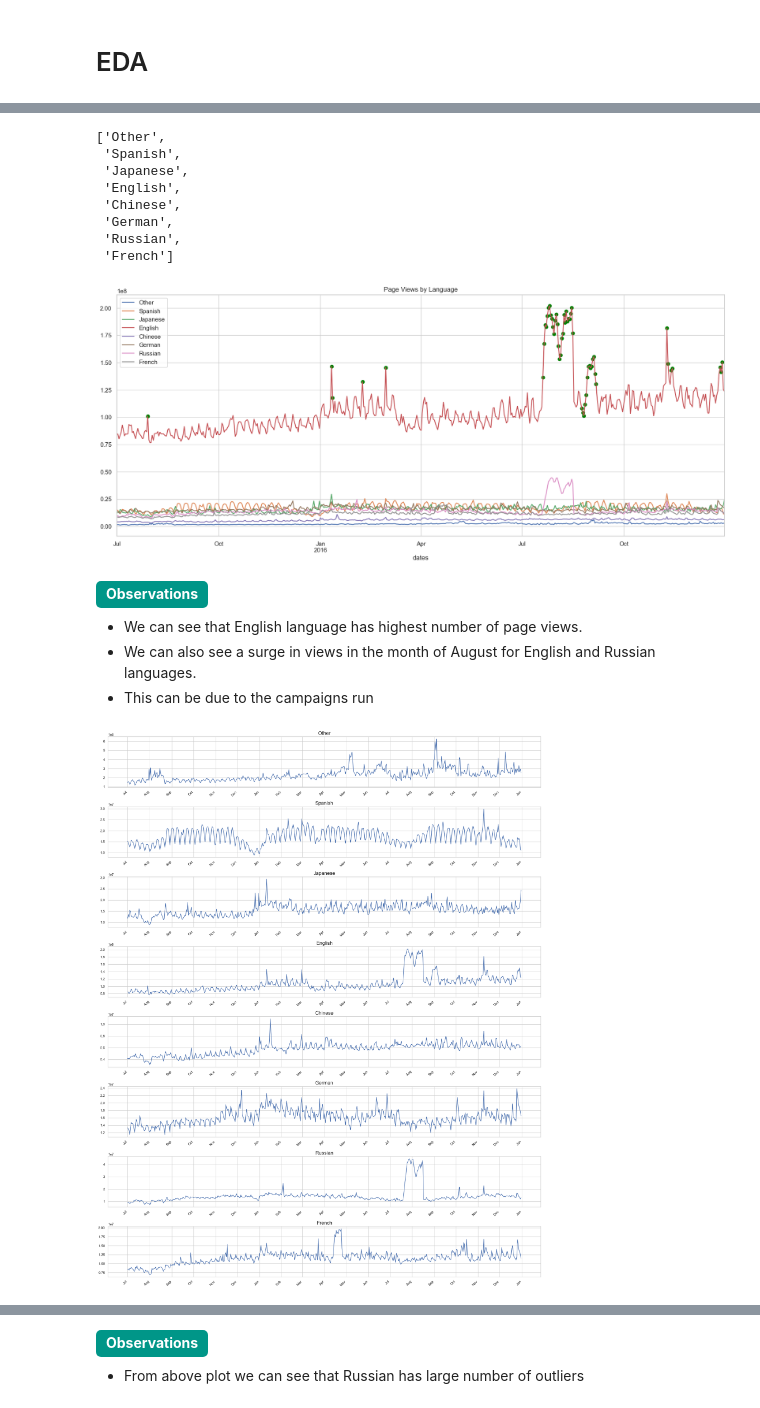
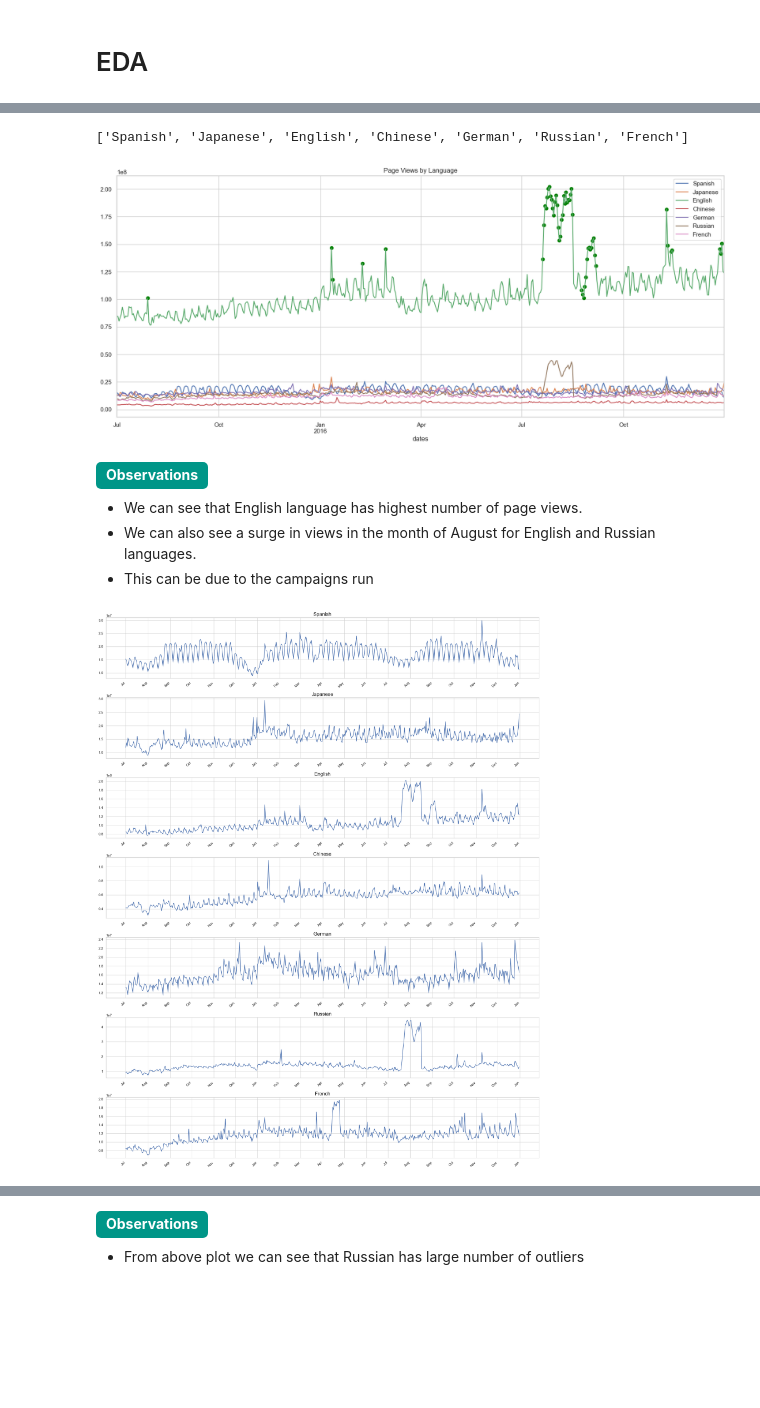
Before and after one commit to gautamnaik1994/AdEaseTimeSeriesForecastingCaseStudy, a Jupyter notebook: notebooks/CaseStudy.ipynb, the cells around one changed output, grey strips where cells are left out. Cells and saved outputs as stored; diff of their text form; code cells hidden in the pictures; blank space fills up the shorter version.

```diff
--- a/notebooks/CaseStudy.ipynb
+++ b/notebooks/CaseStudy.ipynb
@@ -351,5 +358,6 @@ df.write_parquet("../data/processed/df.parquet")
 df=pl.read_parquet("../data/processed/df.parquet").to_pandas()
 # %%
 df=df.set_index("dates")
+df=df.drop("Other", axis=1)
 df
 # %% [output]
@@ -370,25 +378,19 @@ df
 # %%
-columns = ['Other', 'Spanish', 'Japanese', 'English', 'Chinese', 'German', 'Russian', 'French']
+columns = ['Spanish', 'Japanese', 'English', 'Chinese', 'German', 'Russian', 'French']
 # %%
 columns
 # %% [output]
-['Other',
- 'Spanish',
- 'Japanese',
- 'English',
- 'Chinese',
- 'German',
- 'Russian',
- 'French']
+['Spanish', 'Japanese', 'English', 'Chinese', 'German', 'Russian', 'French']
 # %%
 df["Exog_scaled"] = df["Exog"]*df["English"]
 filtered_df = df[df["Exog_scaled"] > 0]
+df=df.drop("Exog_scaled", axis=1)
 # %%
-df.drop(["Exog","Exog_scaled"], axis=1).plot(figsize=(20, 8));
+df.drop(["Exog"], axis=1).plot(figsize=(20, 8));
 plt.scatter(filtered_df.index, filtered_df["Exog_scaled"], color="green", label="Exog_scaled")
 plt.title("Page Views by Language");
 # %% [output]
-[figure, old version]
+[figure, new version]
 # %% [markdown]
 <b style='padding: 4px 10px 6px 10px;border-radius: 5px;background: #009688;color: #fff;display: inline-block;'>Observations</b>
 
@@ -398,19 +400,19 @@ plt.title("Page Views by Language");
 # %%
 import matplotlib.dates as mdates
 
-fig, ax = plt.subplots(8, 1, figsize=(20, 25))
+fig, ax = plt.subplots(len(columns), 1, figsize=(20, 25))
 
 for i, col in enumerate(columns):
     ax[i].plot(df[col])
     ax[i].set_title(col, fontsize=16)
     ax[i].xaxis.set_major_locator(mdates.MonthLocator())
     ax[i].xaxis.set_major_formatter(mdates.DateFormatter('%b'))
     plt.setp(ax[i].xaxis.get_majorticklabels(), rotation=45, ha='right')
 
 plt.tight_layout()
 plt.show()
 # %% [output]
-[figure, old version]
+[figure, new version]
 # %%
 fig, ax = plt.subplots(4, 2, figsize=(20, 15))
 
```
Also changed, not shown: parts of 38 cells of this notebook, 2 other files.
